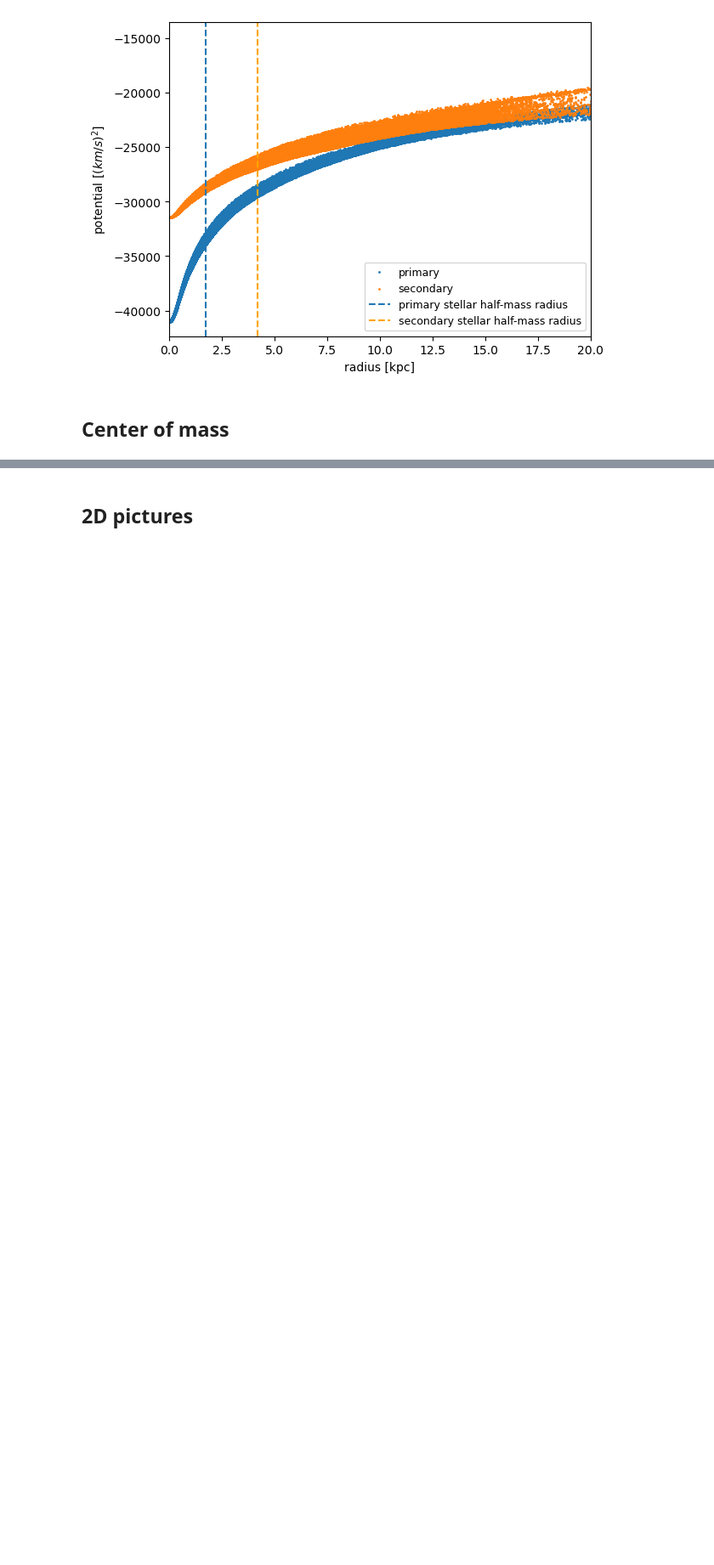
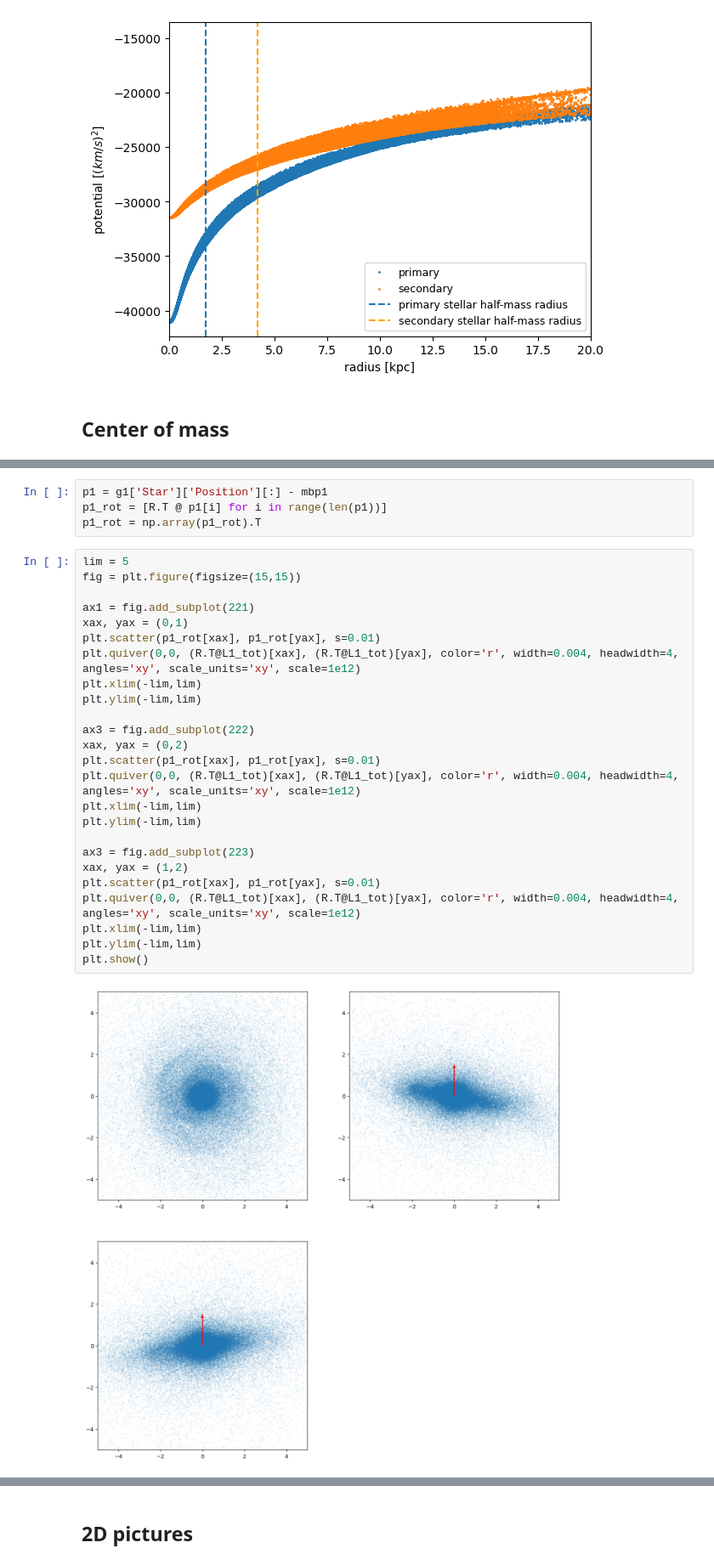
Before and after one commit to Amedeo1054/particelleeee, a Jupyter notebook: single_snapshot.ipynb, the cells around one changed output, grey strips where cells are left out. Shown at 85% size. Saved outputs shown, nothing was run; the diff lists cells and outputs as text; blank space fills up the shorter version.

```diff
--- a/single_snapshot.ipynb
+++ b/single_snapshot.ipynb
@@ -404,0 +453,31 @@ Distance from the most bound particle position:
+# %%
+p1 = g1['Star']['Position'][:] - mbp1
+p1_rot = [R.T @ p1[i] for i in range(len(p1))]
+p1_rot = np.array(p1_rot).T
+# %%
+lim = 5
+fig = plt.figure(figsize=(15,15))
+
+ax1 = fig.add_subplot(221)
+xax, yax = (0,1)
+plt.scatter(p1_rot[xax], p1_rot[yax], s=0.01)
+plt.quiver(0,0, (R.T@L1_tot)[xax], (R.T@L1_tot)[yax], color='r', width=0.004, headwidth=4, angles='xy', scale_units='xy', scale=1e12)
+plt.xlim(-lim,lim)
+plt.ylim(-lim,lim)
+
+ax3 = fig.add_subplot(222)
+xax, yax = (0,2)
+plt.scatter(p1_rot[xax], p1_rot[yax], s=0.01)
+plt.quiver(0,0, (R.T@L1_tot)[xax], (R.T@L1_tot)[yax], color='r', width=0.004, headwidth=4, angles='xy', scale_units='xy', scale=1e12)
+plt.xlim(-lim,lim)
+plt.ylim(-lim,lim)
+
+ax3 = fig.add_subplot(223)
+xax, yax = (1,2)
+plt.scatter(p1_rot[xax], p1_rot[yax], s=0.01)
+plt.quiver(0,0, (R.T@L1_tot)[xax], (R.T@L1_tot)[yax], color='r', width=0.004, headwidth=4, angles='xy', scale_units='xy', scale=1e12)
+plt.xlim(-lim,lim)
+plt.ylim(-lim,lim)
+plt.show()
+# %% [output]
+[figure, added]
```
Also changed, not shown: parts of 8 cells of this notebook, 1 other file.
